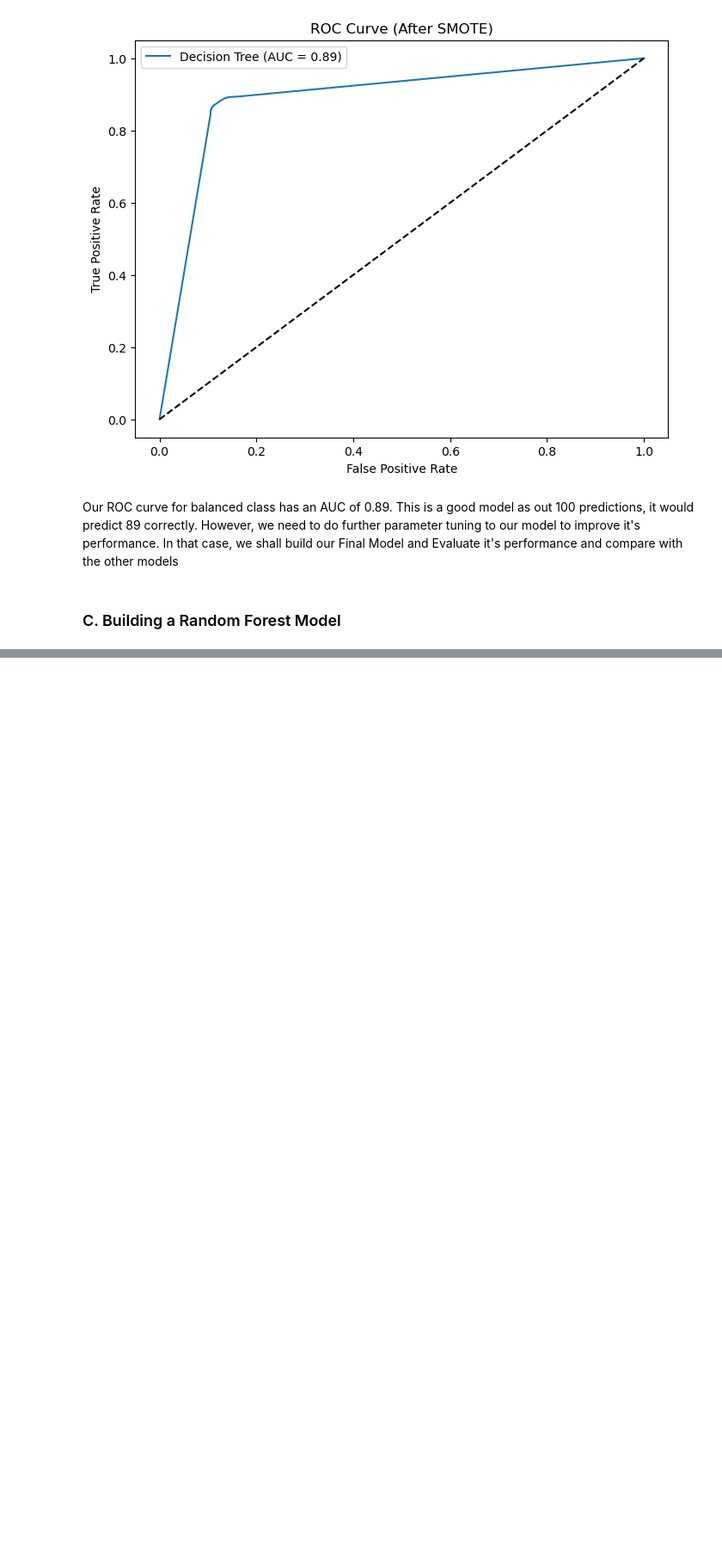
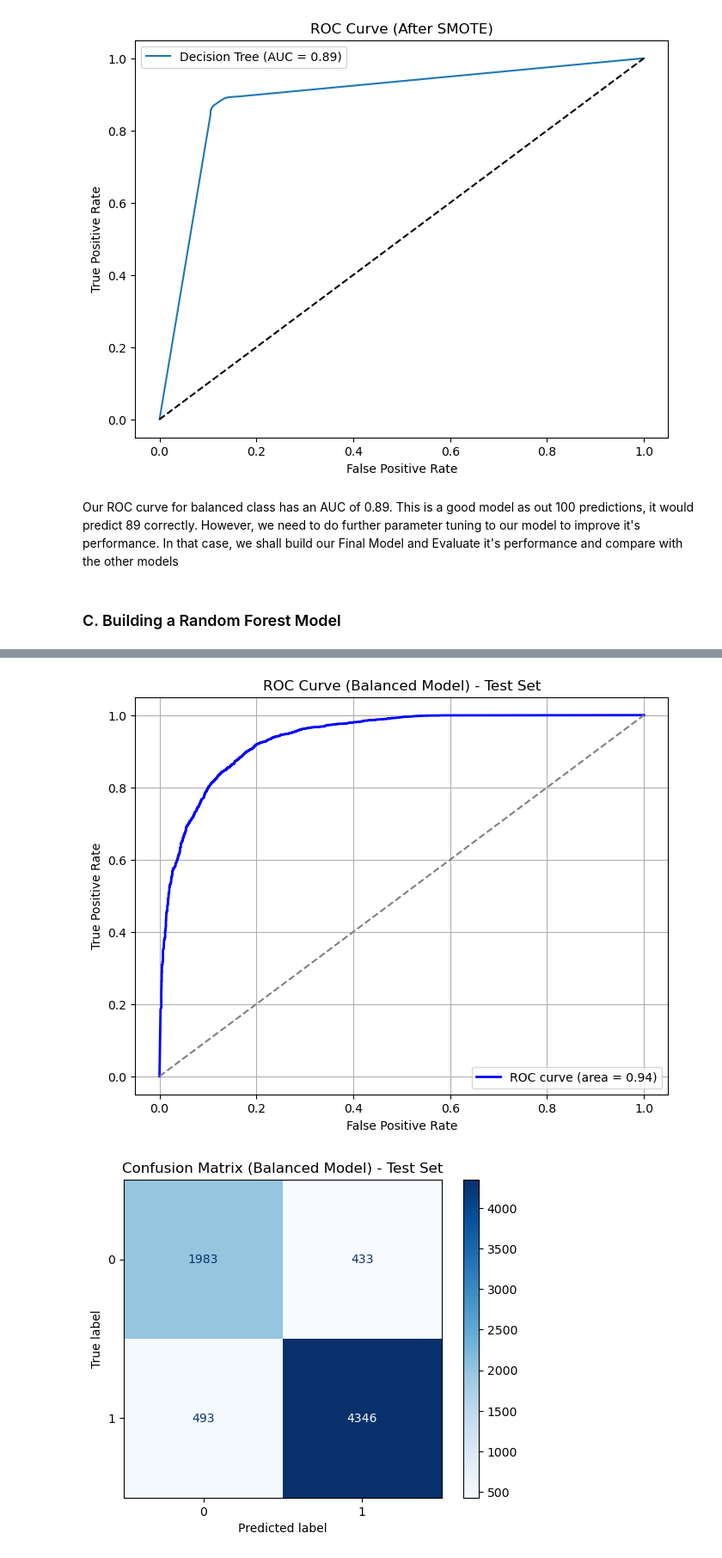
Before and after one commit to James-tech4/JAMES-PHASE-3-DSPT-8-PROJECT, a Jupyter notebook: project.ipynb, the cells around one changed output, grey strips where cells are left out. Shown at 86% size. Saved outputs shown, nothing was run; the diff lists cells and outputs as text; code cells hidden in the pictures; blank space fills up the shorter version.

```diff
--- a/project.ipynb
+++ b/project.ipynb
@@ -621,0 +723,3 @@ Our ROC curve for balanced class has an AUC of 0.89. This is a good model as out
+# %%
+# Get the best model
+best_model = random_search.best_estimator_
@@ -621,0 +730,4 @@ Our ROC curve for balanced class has an AUC of 0.89. This is a good model as out
+# %%
+# Evaluate on training and test sets
+train_auc, train_pred, train_proba = evaluate_model(best_model, X_train_balanced, y_train_balanced, "Training Set")
+test_auc, test_pred, test_proba = evaluate_model(best_model, X_test4, y_test4, "Test Set")
@@ -621,0 +752,32 @@ Our ROC curve for balanced class has an AUC of 0.89. This is a good model as out
+# %%
+# Plot ROC Curve and Confusion Matrix for the balanced model
+import matplotlib.pyplot as plt
+from sklearn.metrics import roc_curve, auc, ConfusionMatrixDisplay
+
+# Plot ROC Curve
+def plot_roc_curve(y_true, y_proba, set_name):
+    fpr, tpr, _ = roc_curve(y_true, y_proba)
+    roc_auc = auc(fpr, tpr)
+
+    plt.figure(figsize=(8, 6))
+    plt.plot(fpr, tpr, color='blue', lw=2, label='ROC curve (area = {:.2f})'.format(roc_auc))
+    plt.plot([0, 1], [0, 1], color='gray', linestyle='--')
+    plt.xlabel('False Positive Rate')
+    plt.ylabel('True Positive Rate')
+    plt.title('ROC Curve (Balanced Model) - ' + set_name)
+    plt.legend(loc='lower right')
+    plt.grid()
+    plt.show()
+
+# Plot Confusion Matrix
+def plot_confusion_matrix(y_true, y_pred, set_name):
+    disp = ConfusionMatrixDisplay.from_predictions(y_true, y_pred, cmap='Blues', values_format='d')
+    plt.title('Confusion Matrix (Balanced Model) - ' + set_name)
+    plt.show()
+
+# Plot for Test Set
+plot_roc_curve(y_test4, test_proba[:, 1], 'Test Set')
+plot_confusion_matrix(y_test4, test_pred, 'Test Set')
+# %% [output]
+[figure, added]
+[figure, added]
```
Also changed, not shown: parts of 7 cells of this notebook.
